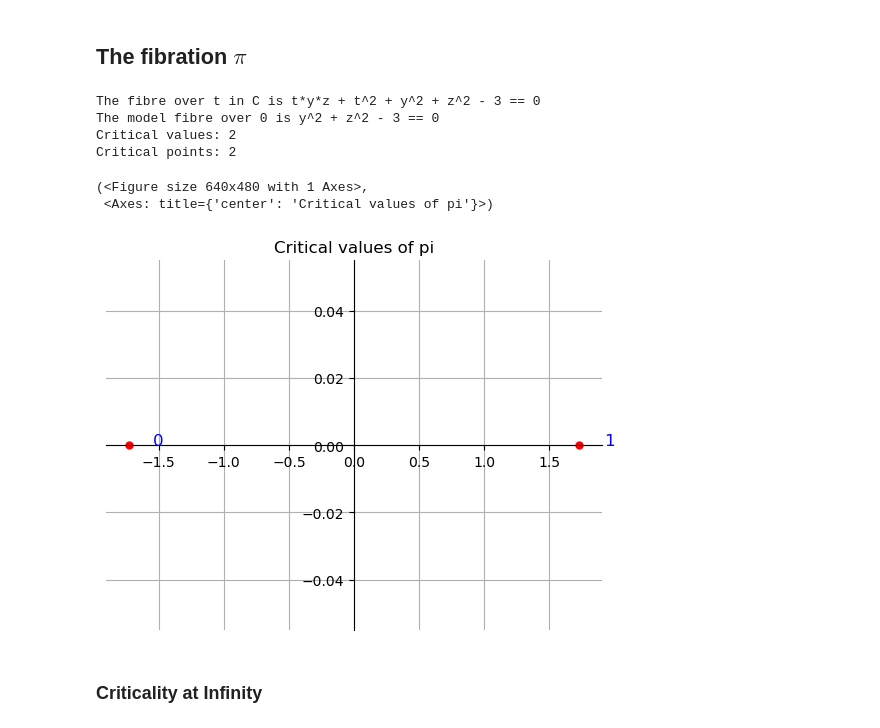
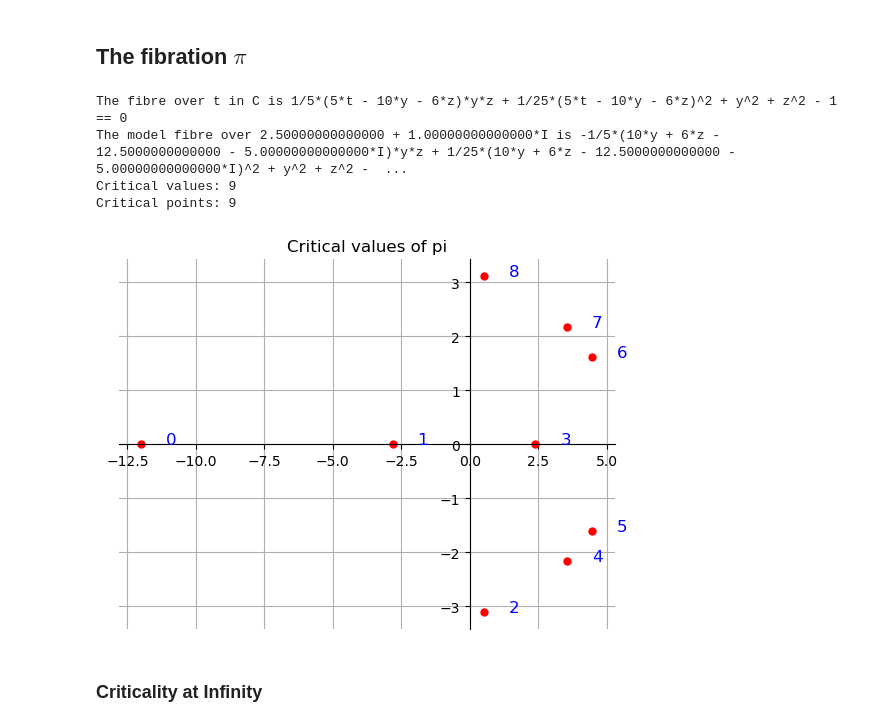
Before and after one commit to ViveLeFrance/Painlev-, a Jupyter notebook: p6.ipynb, the cells around one changed output. Saved outputs shown, nothing was run; the diff lists cells and outputs as text; code cells hidden in the pictures.

```diff
--- a/p6.ipynb
+++ b/p6.ipynb
@@ -16,6 +16,6 @@ s3 = a3*a4 + a1*a2
 s4 = a1*a2*a3*a4 + a1^2 + a2^2 + a3^2 + a4^2 - 4
 
 X = x*y*z + x^2 + y^2 + z^2 -s1*x -s2*y -s3*z + s4
-X = X.subs(a1==0, a2==0, a3==3, a4==0) # Choosing a to have at most one nonzero entry, this becomes T_2_2_2.
+X = X.subs(a1==1, a2==1, a3==1, a4==-1) # Choosing a to have at most one nonzero entry, this becomes T_2_2_2.
 print(f'X is defined by {X} == 0.')
 # %% [output]
@@ -38,38 +40,36 @@ else:
 # %%
 alpha, beta, gamma = var('alpha, beta, gamma', domain=CC)
 pi = alpha*x + beta*y + gamma*z
 
 
 pi = pi.subs({
     alpha: 1,
-    beta: 0,
-    gamma: 0
+    beta: 2,
+    gamma: 1.2
 })
 
 pi = LefschetzFibration([x,y,z], X, pi)
-origin_fibre = 0
+origin_fibre = I+2.5
 solvefor=x
 
 t = var('t', domain=CC)
 
 t_fibre = pi.get_fibre(t, solvefor)
 print(f'The fibre over t in C is {t_fibre.simplify()==0}')
 print(f'The model fibre over {origin_fibre} is {t_fibre.simplify().subs({t:origin_fibre})==0}')
 
 crit_values_pi = sort_by_angle(pi.get_critical_values(), origin_fibre)
 crit_points_pi = pi.get_critical_points()
 
 print(f'Critical values: {len(crit_values_pi)} \nCritical points: {len(crit_points_pi)}')
 
 plot_points_ordered(crit_values_pi, 'Critical values of pi', origin_fibre=origin_fibre)
 # %% [output]
-The fibre over t in C is t*y*z + t^2 + y^2 + z^2 - 3 == 0
-The model fibre over 0 is y^2 + z^2 - 3 == 0
-Critical values: 2
-Critical points: 2
+The fibre over t in C is 1/5*(5*t - 10*y - 6*z)*y*z + 1/25*(5*t - 10*y - 6*z)^2 + y^2 + z^2 - 1 == 0
+The model fibre over 2.50000000000000 + 1.00000000000000*I is -1/5*(10*y + 6*z - 12.5000000000000 - 5.00000000000000*I)*y*z + 1/25*(10*y + 6*z - 12.5000000000000 - 5.00000000000000*I)^2 + y^2 + z^2 -  ...
+Critical values: 9
+Critical points: 9
-(<Figure size 640x480 with 1 Axes>,
- <Axes: title={'center': 'Critical values of pi'}>)
-[figure, old version]
+[figure, new version]
 # %% [markdown]
 ### Criticality at Infinity
 # %%
```
Also changed, not shown: parts of 7 cells of this notebook, 12 other files.
